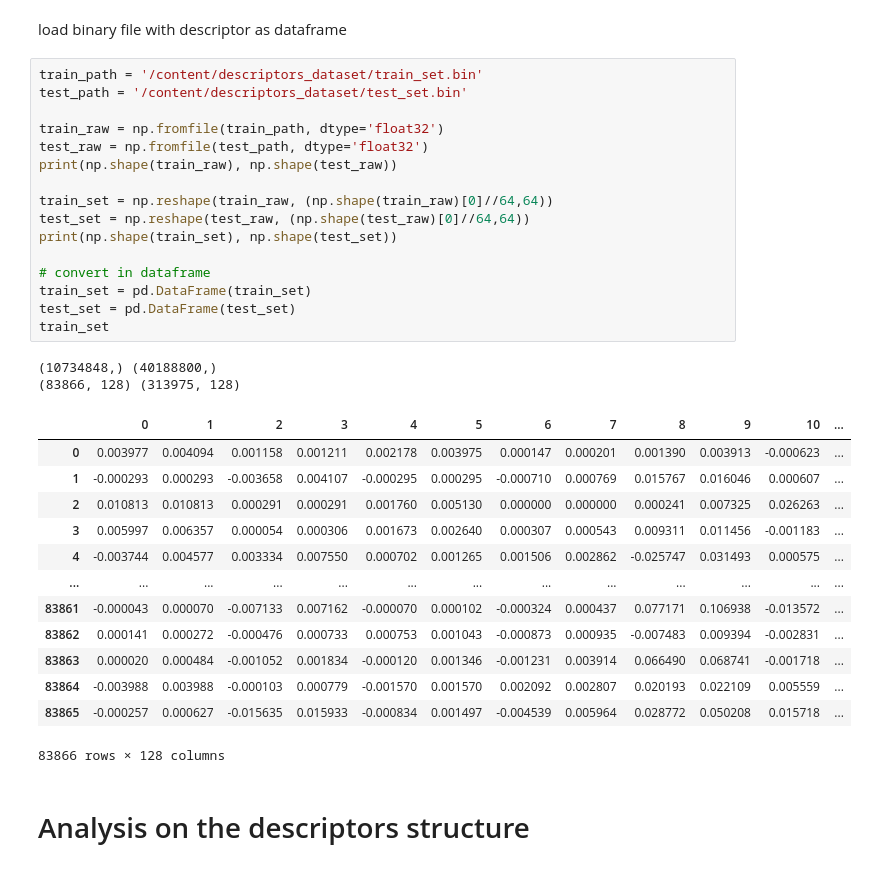
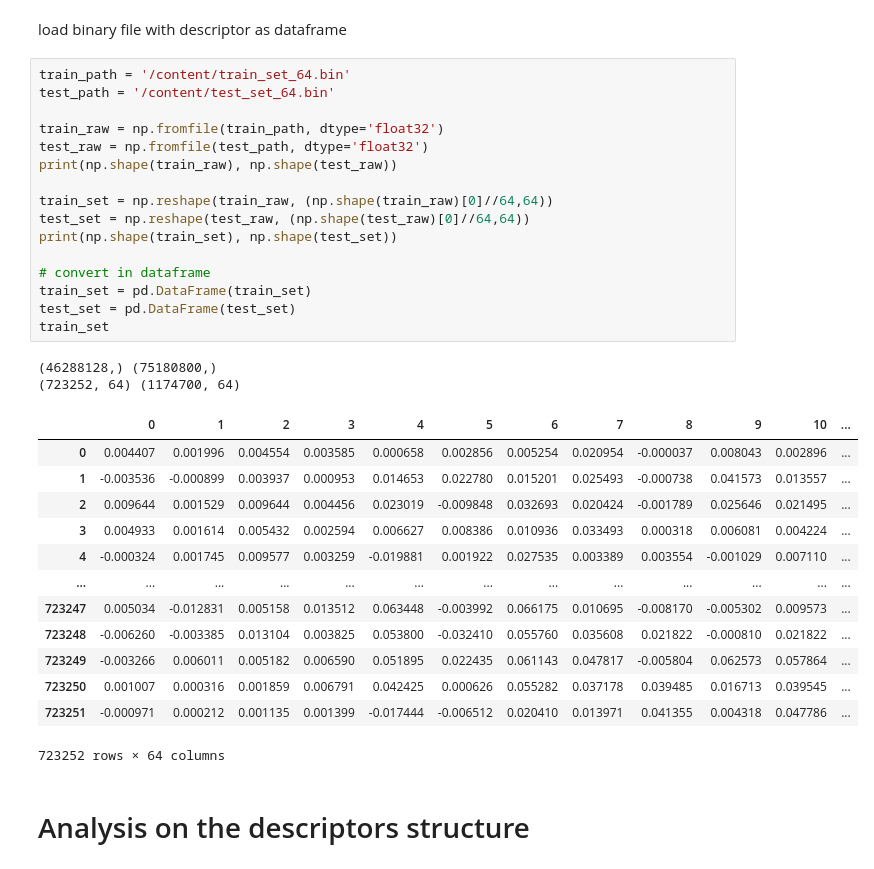
Before and after one commit to donaldssh/3DAR_project_descriptors, a Jupyter notebook: Surf_Autoencoder_3Ddesc.ipynb, the cells around one changed output. Drawn from its saved outputs; the diff is of its cells as text.

```diff
--- a/Surf_Autoencoder_3Ddesc.ipynb
+++ b/Surf_Autoencoder_3Ddesc.ipynb
@@ -54,37 +54,37 @@ Training device: cuda
 # %% [markdown]
 load binary file with descriptor as dataframe
 # %%
-train_path = '/content/descriptors_dataset/train_set.bin'
-test_path = '/content/descriptors_dataset/test_set.bin'
+train_path = '/content/train_set_64.bin'
+test_path = '/content/test_set_64.bin'
 
 train_raw = np.fromfile(train_path, dtype='float32')
 test_raw = np.fromfile(test_path, dtype='float32')
 print(np.shape(train_raw), np.shape(test_raw))
 
 train_set = np.reshape(train_raw, (np.shape(train_raw)[0]//64,64))
 test_set = np.reshape(test_raw, (np.shape(test_raw)[0]//64,64))
 print(np.shape(train_set), np.shape(test_set))
 
 # convert in dataframe
 train_set = pd.DataFrame(train_set)
 test_set = pd.DataFrame(test_set)
 train_set
 # %% [output]
-(10734848,) (40188800,)
-(83866, 128) (313975, 128)
+(46288128,) (75180800,)
+(723252, 64) (1174700, 64)
 |  | 0 | 1 | 2 | 3 | 4 | 5 | 6 | 7 | 8 | 9 | 10 | ... |
-| 0 | 0.003977 | 0.004094 | 0.001158 | 0.001211 | 0.002178 | 0.003975 | 0.000147 | 0.000201 | 0.001390 | 0.003913 | -0.000623 | ... |
-| 1 | -0.000293 | 0.000293 | -0.003658 | 0.004107 | -0.000295 | 0.000295 | -0.000710 | 0.000769 | 0.015767 | 0.016046 | 0.000607 | ... |
-| 2 | 0.010813 | 0.010813 | 0.000291 | 0.000291 | 0.001760 | 0.005130 | 0.000000 | 0.000000 | 0.000241 | 0.007325 | 0.026263 | ... |
-| 3 | 0.005997 | 0.006357 | 0.000054 | 0.000306 | 0.001673 | 0.002640 | 0.000307 | 0.000543 | 0.009311 | 0.011456 | -0.001183 | ... |
-| 4 | -0.003744 | 0.004577 | 0.003334 | 0.007550 | 0.000702 | 0.001265 | 0.001506 | 0.002862 | -0.025747 | 0.031493 | 0.000575 | ... |
+| 0 | 0.004407 | 0.001996 | 0.004554 | 0.003585 | 0.000658 | 0.002856 | 0.005254 | 0.020954 | -0.000037 | 0.008043 | 0.002896 | ... |
+| 1 | -0.003536 | -0.000899 | 0.003937 | 0.000953 | 0.014653 | 0.022780 | 0.015201 | 0.025493 | -0.000738 | 0.041573 | 0.013557 | ... |
+| 2 | 0.009644 | 0.001529 | 0.009644 | 0.004456 | 0.023019 | -0.009848 | 0.032693 | 0.020424 | -0.001789 | 0.025646 | 0.021495 | ... |
+| 3 | 0.004933 | 0.001614 | 0.005432 | 0.002594 | 0.006627 | 0.008386 | 0.010936 | 0.033493 | 0.000318 | 0.006081 | 0.004224 | ... |
+| 4 | -0.000324 | 0.001745 | 0.009577 | 0.003259 | -0.019881 | 0.001922 | 0.027535 | 0.003389 | 0.003554 | -0.001029 | 0.007110 | ... |
 | ... | ... | ... | ... | ... | ... | ... | ... | ... | ... | ... | ... | ... |
-| 83861 | -0.000043 | 0.000070 | -0.007133 | 0.007162 | -0.000070 | 0.000102 | -0.000324 | 0.000437 | 0.077171 | 0.106938 | -0.013572 | ... |
-| 83862 | 0.000141 | 0.000272 | -0.000476 | 0.000733 | 0.000753 | 0.001043 | -0.000873 | 0.000935 | -0.007483 | 0.009394 | -0.002831 | ... |
-| 83863 | 0.000020 | 0.000484 | -0.001052 | 0.001834 | -0.000120 | 0.001346 | -0.001231 | 0.003914 | 0.066490 | 0.068741 | -0.001718 | ... |
-| 83864 | -0.003988 | 0.003988 | -0.000103 | 0.000779 | -0.001570 | 0.001570 | 0.002092 | 0.002807 | 0.020193 | 0.022109 | 0.005559 | ... |
-| 83865 | -0.000257 | 0.000627 | -0.015635 | 0.015933 | -0.000834 | 0.001497 | -0.004539 | 0.005964 | 0.028772 | 0.050208 | 0.015718 | ... |
+| 723247 | 0.005034 | -0.012831 | 0.005158 | 0.013512 | 0.063448 | -0.003992 | 0.066175 | 0.010695 | -0.008170 | -0.005302 | 0.009573 | ... |
+| 723248 | -0.006260 | -0.003385 | 0.013104 | 0.003825 | 0.053800 | -0.032410 | 0.055760 | 0.035608 | 0.021822 | -0.000810 | 0.021822 | ... |
+| 723249 | -0.003266 | 0.006011 | 0.005182 | 0.006590 | 0.051895 | 0.022435 | 0.061143 | 0.047817 | -0.005804 | 0.062573 | 0.057864 | ... |
+| 723250 | 0.001007 | 0.000316 | 0.001859 | 0.006791 | 0.042425 | 0.000626 | 0.055282 | 0.037178 | 0.039485 | 0.016713 | 0.039545 | ... |
+| 723251 | -0.000971 | 0.000212 | 0.001135 | 0.001399 | -0.017444 | -0.006512 | 0.020410 | 0.013971 | 0.041355 | 0.004318 | 0.047786 | ... |
-83866 rows × 128 columns
+723252 rows × 64 columns
 # %% [markdown]
 # Analysis on the descriptors structure
 # %% [markdown]
```
Also changed, not shown: parts of 22 cells of this notebook.
